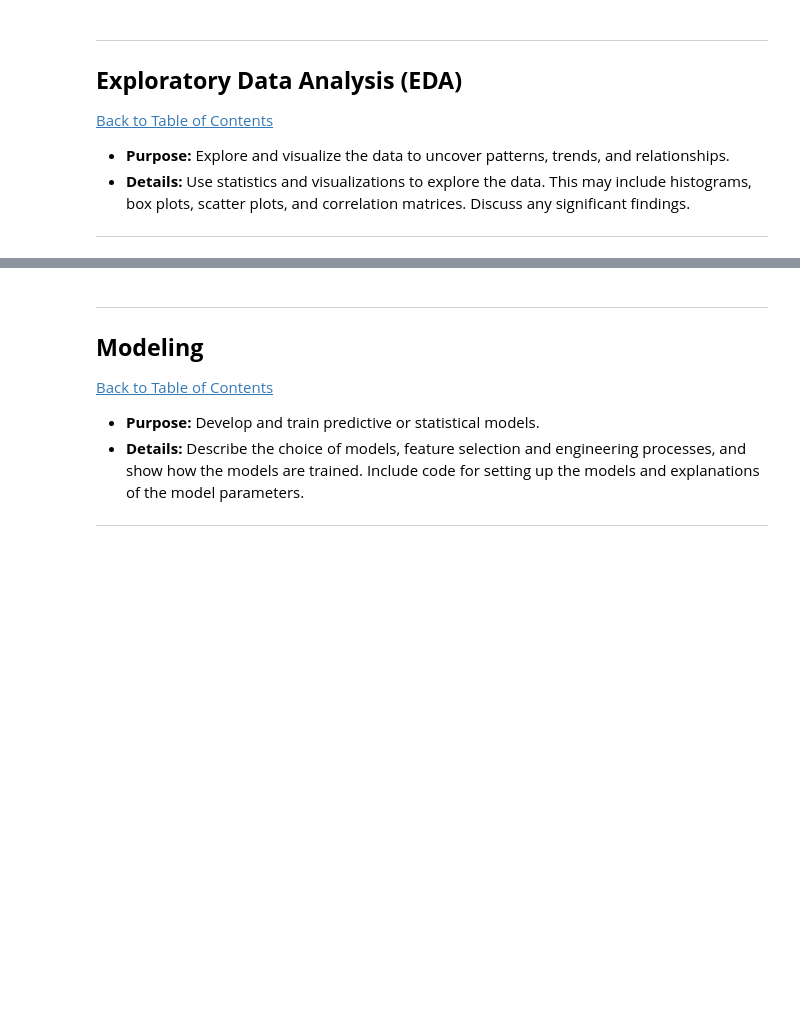
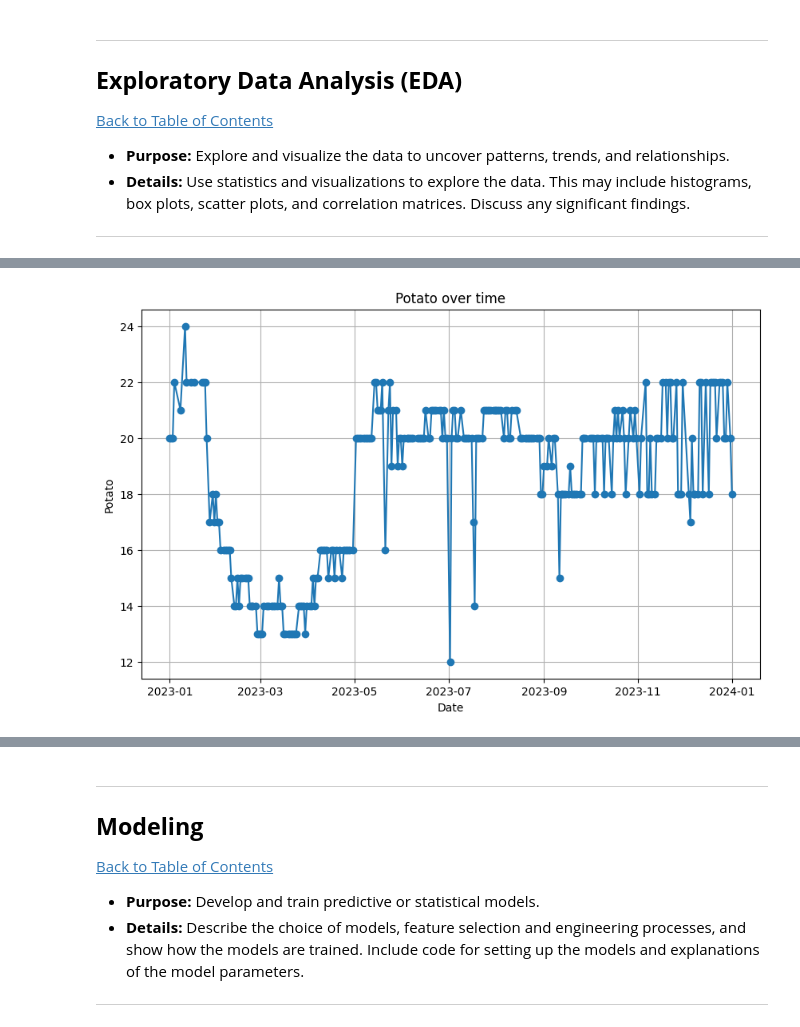
Before and after one commit to RPEJuries/Workplace_Project, a Jupyter notebook: RubenV1_QCTO---Workplace-Module-Notebook-Template-4571_VeggiePrices.ipynb, the cells around one changed output, grey strips where cells are left out. Saved outputs shown, nothing was run; the diff lists cells and outputs as text; code cells hidden in the pictures; blank space fills up the shorter version.

```diff
--- a/RubenV1_QCTO---Workplace-Module-Notebook-Template-4571_VeggiePrices.ipynb
+++ b/RubenV1_QCTO---Workplace-Module-Notebook-Template-4571_VeggiePrices.ipynb
@@ -311,0 +409,12 @@ df_filtered
+# %%
+# Convert 'price_dates' to datetime format with the correct format
+# Plot the time series line graph
+plt.figure(figsize=(10, 6))
+plt.plot(df.index, df['potato'], marker='o')
+plt.title('Potato over time')
+plt.xlabel('Date')
+plt.ylabel('Potato')
+plt.grid(True)
+plt.show()
+# %% [output]
+[figure, added]
```
Also changed, not shown: parts of 39 cells of this notebook.
